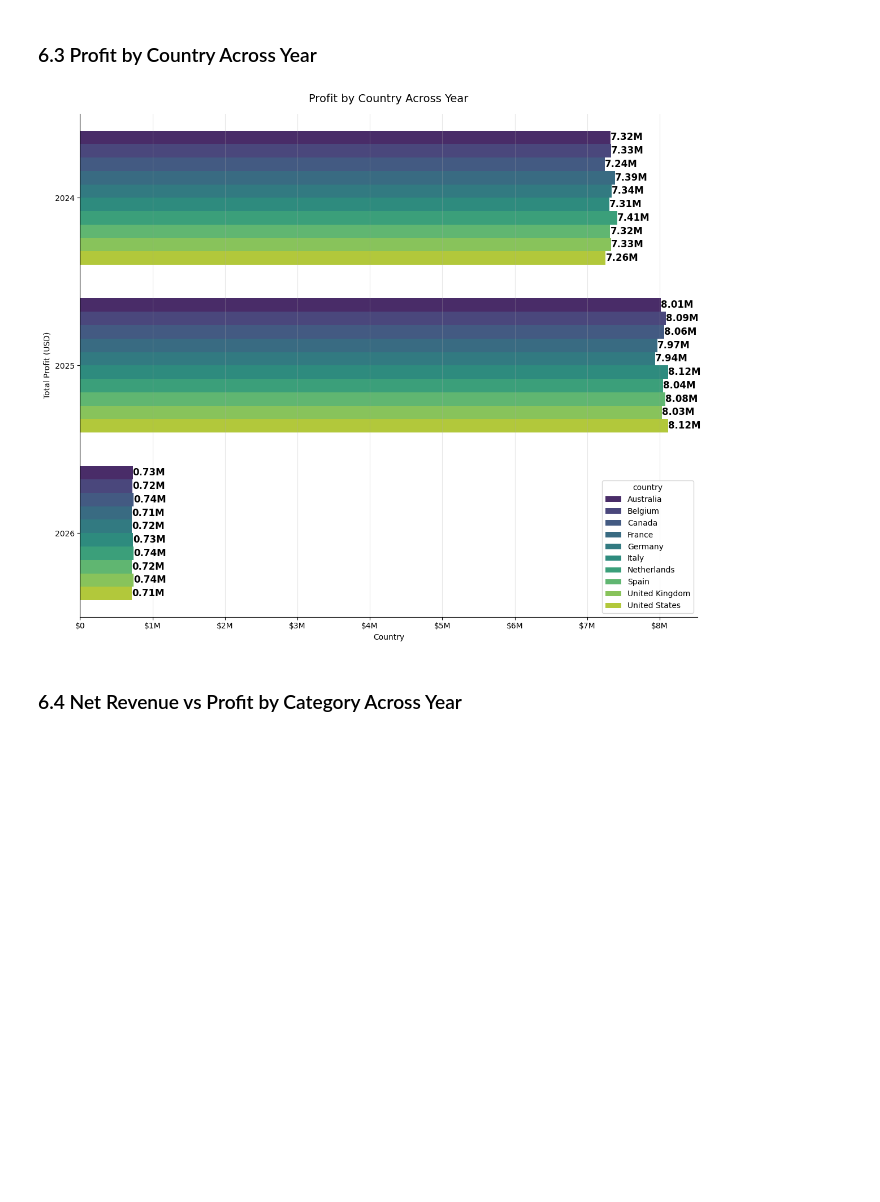
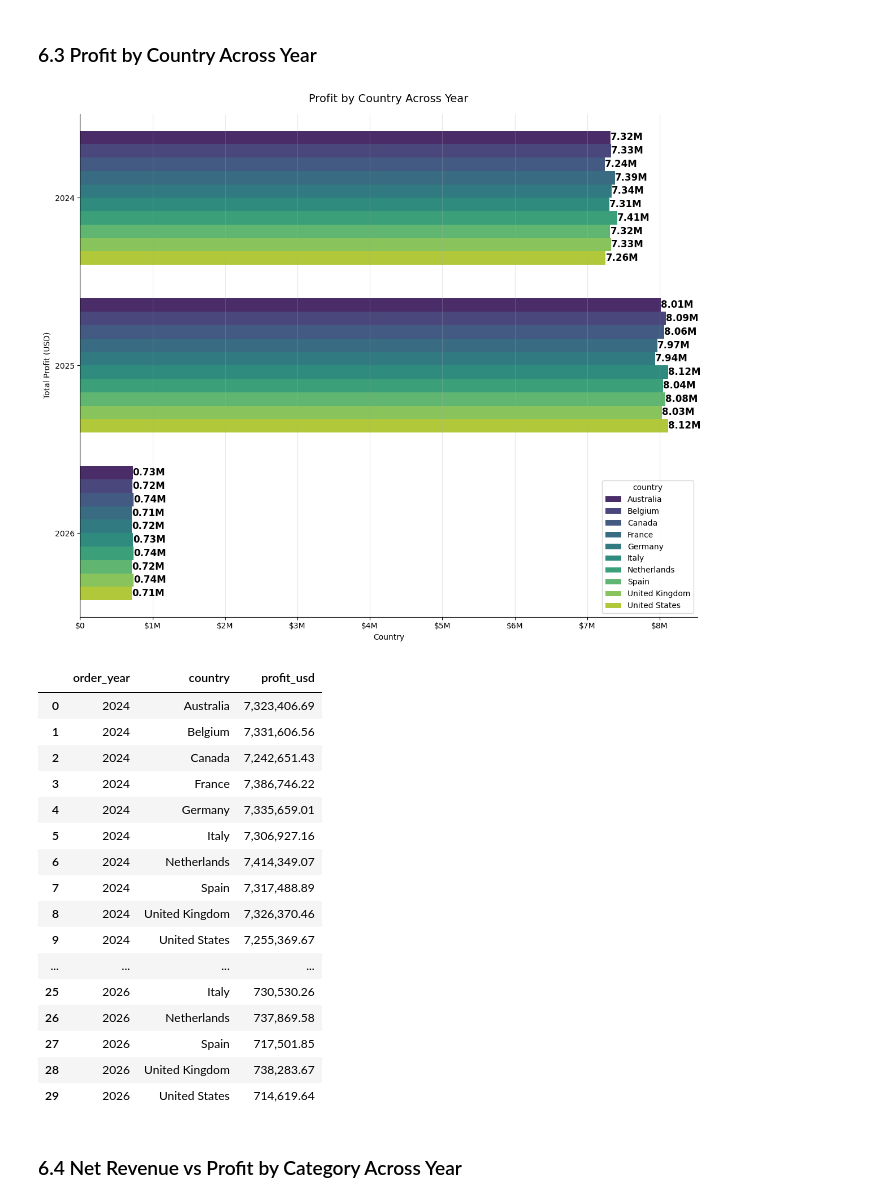
Before and after one commit to judiellegaspina/Ecommerce-EDA-and-Sales-Prediction, a Jupyter notebook: 05_Sales_Analysis.ipynb, the cells around one changed output. Cells and saved outputs as stored; diff of their text form; code cells hidden in the pictures; blank space fills up the shorter version.

```diff
--- a/05_Sales_Analysis.ipynb
+++ b/05_Sales_Analysis.ipynb
@@ -995,33 +1242,53 @@ ax = sns.barplot(
     x='profit_usd',
     y='order_year',
     palette='viridis',
     hue='country',
     orient='h'
 )
 
 # Add value labels on each marker
 for container in ax.containers:
     ax.bar_label(
         container,
         labels=[f'{v/1e6:,.2f}M' for v in container.datavalues],
         label_type='edge',
         color='black',
         fontsize=12,
         fontweight='bold'
     )
 
 ax.spines['top'].set_visible(False)
 ax.spines['right'].set_visible(False)
 
 plt.title('Profit by Country Across Year', fontsize=14, pad=15)
 plt.xlabel('Country')
 plt.ylabel('Total Profit (USD)')
 plt.gca().xaxis.set_major_formatter(FuncFormatter(currency_formatter))
 plt.grid(axis='x', alpha=0.3)
 plt.tight_layout()
 plt.show()
+
+# Display the DataFrame
+profit_country
 # %% [output]
 [figure]
+|  | order_year | country | profit_usd |
+| 0 | 2024 | Australia | 7,323,406.69 |
+| 1 | 2024 | Belgium | 7,331,606.56 |
+| 2 | 2024 | Canada | 7,242,651.43 |
+| 3 | 2024 | France | 7,386,746.22 |
+| 4 | 2024 | Germany | 7,335,659.01 |
+| 5 | 2024 | Italy | 7,306,927.16 |
+| 6 | 2024 | Netherlands | 7,414,349.07 |
+| 7 | 2024 | Spain | 7,317,488.89 |
+| 8 | 2024 | United Kingdom | 7,326,370.46 |
+| 9 | 2024 | United States | 7,255,369.67 |
+| ... | ... | ... | ... |
+| 25 | 2026 | Italy | 730,530.26 |
+| 26 | 2026 | Netherlands | 737,869.58 |
+| 27 | 2026 | Spain | 717,501.85 |
+| 28 | 2026 | United Kingdom | 738,283.67 |
+| 29 | 2026 | United States | 714,619.64 |
 # %% [markdown]
 ### 6.4 Net Revenue vs Profit by Category Across Year
 # %%
```
Also changed, not shown: parts of 26 cells of this notebook.
